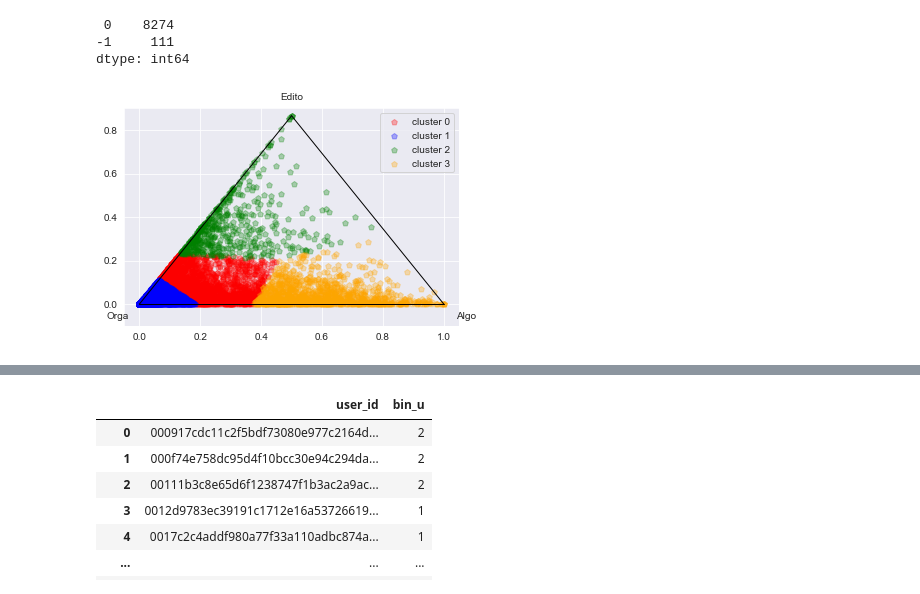
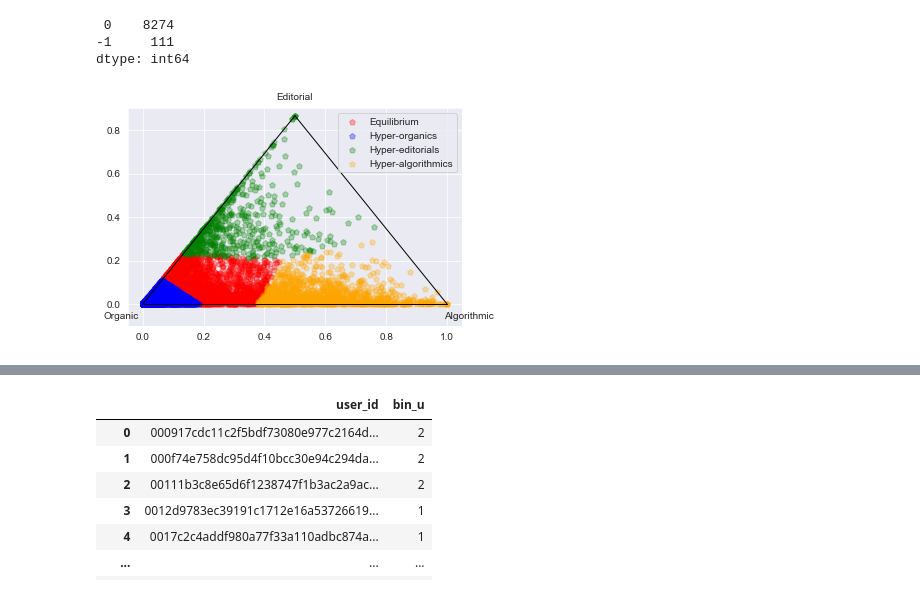
Before and after one commit to QuVil/cmb-recommendation, a Jupyter notebook: src/analysis/mainstream_tests.ipynb, the cells around one changed output, grey strips where cells are left out. Drawn from its saved outputs; the diff is of its cells as text; code cells hidden in the pictures.

```diff
--- a/src/analysis/mainstream_tests.ipynb
+++ b/src/analysis/mainstream_tests.ipynb
@@ -321,26 +316,27 @@ for i in range(len(points)):
 # %%
 figure, tax = ternary.figure(scale=1)
 # tax.set_title("Scatter Plot", fontsize=10)
 tax.boundary(linewidth=1.0)
 # tax.gridlines(multiple=5, color="blue")
 
 colors = ["red", "blue", "green", "orange", "purple", "magenta", "yellow", "cyan", "azure", "lime", "silver", "teal", "hotpink"]
 
+cluster_names = ["Equilibrium", "Hyper-organics", "Hyper-editorials", "Hyper-algorithmics"]
 for i in range(len(points_list)):
-    tax.scatter(points_list[i], marker='p', color=colors[i], label=f"cluster {i}", alpha=0.3)
+    tax.scatter(points_list[i], marker='p', color=colors[i], label=f"{cluster_names[i]}", alpha=0.3)
 
 # tax.scatter(points_noise, marker='p', color='black', label="noise", alpha=0.1)
 
-tax.right_corner_label("Algo", fontsize=10)
-tax.top_corner_label("Edito", fontsize=10)
-tax.left_corner_label("Orga", fontsize=10)
+tax.right_corner_label("Algorithmic", fontsize=10)
+tax.top_corner_label("Editorial", fontsize=10)
+tax.left_corner_label("Organic", fontsize=10)
 tax.legend()
 # tax.ticks(axis='lbr', linewidth=1, multiple=.1)
 
 tax.show()
 tax.savefig(f"../../results/tern_plot_kmeans_{n_clusters_}_clusters.pdf")
 # %% [output]
-[figure, old version]
+[figure, new version]
 # %%
 # TODO IMPORTANT -- REDRAW FIGURES WITH THOSE INVERTED 1 AND 0 LABELS
 where_0 = np.where(labels == 0)
```
Also changed, not shown: parts of 6 cells of this notebook, 9 other files.
